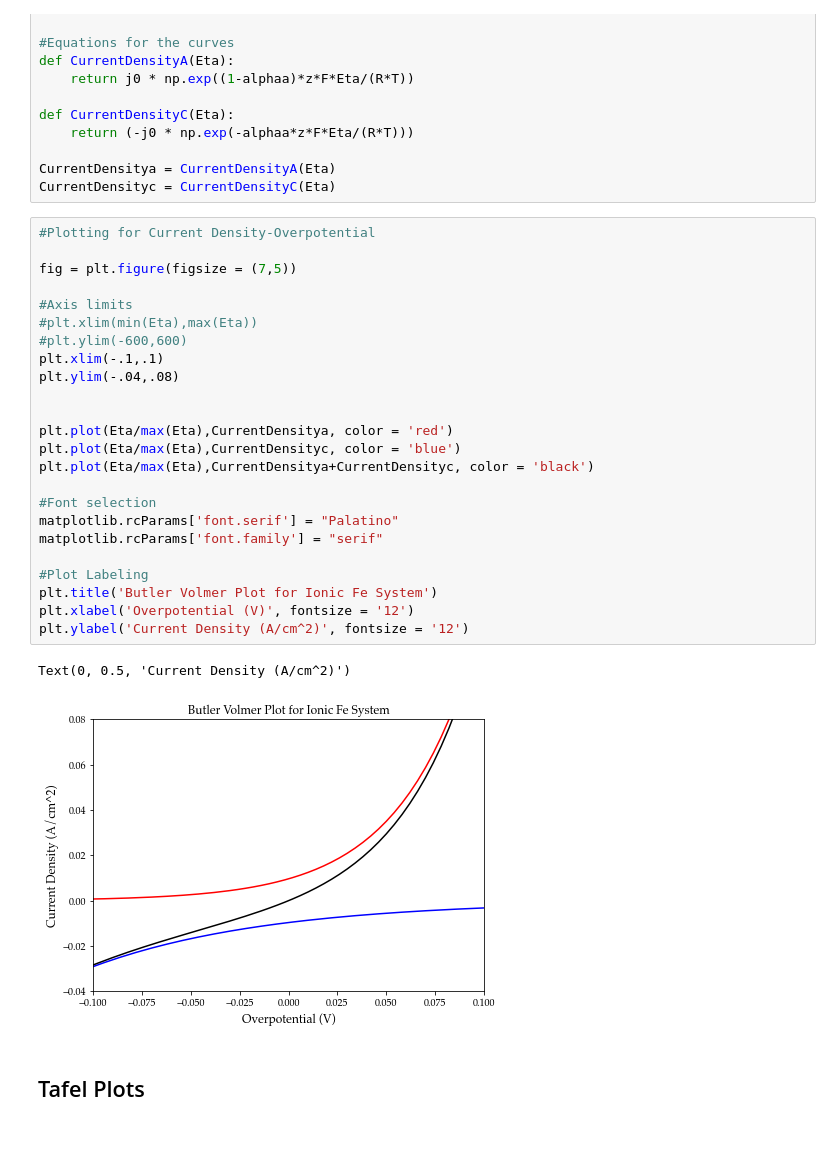
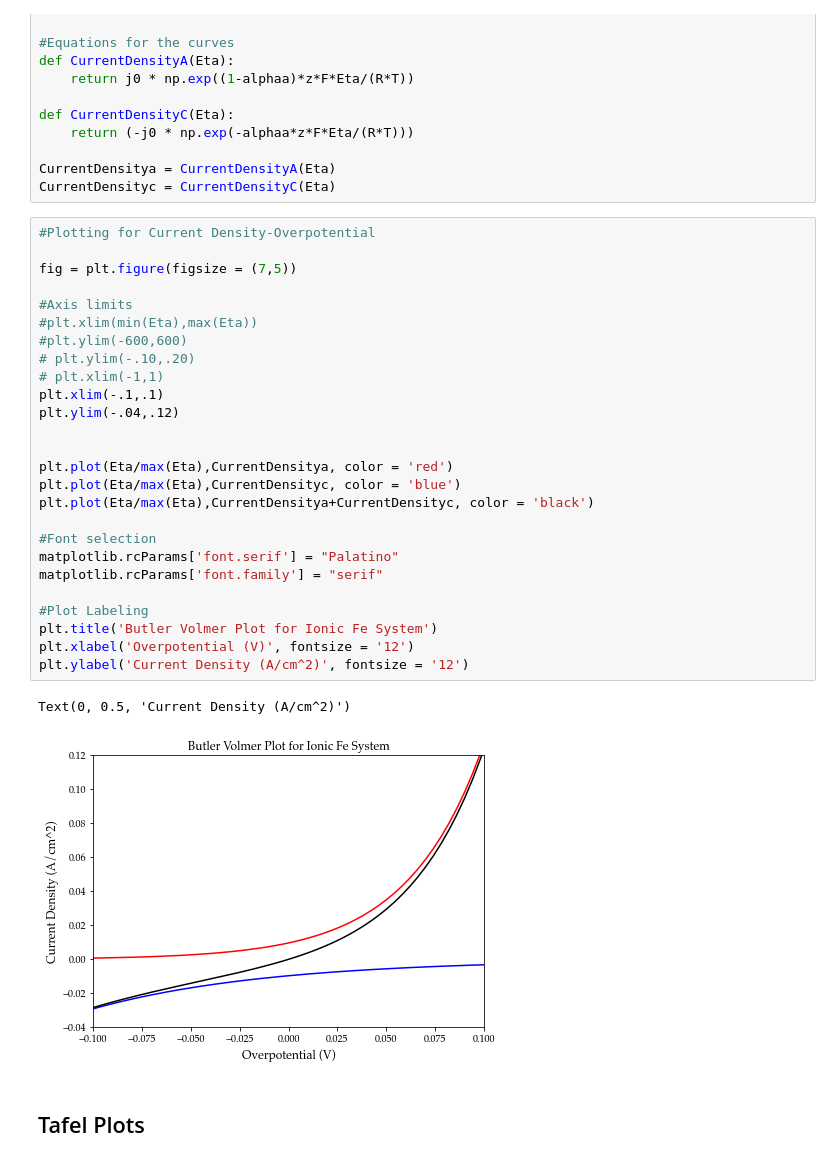
Before and after one commit to jmsieffer/ChemPhysicsMisc, a Jupyter notebook: ChemPhysicsMisc/MiscScienceScripts/ButlerVolmer.ipynb, the cells around one changed output. Saved outputs shown, nothing was run; the diff lists cells and outputs as text.

```diff
--- a/ChemPhysicsMisc/MiscScienceScripts/ButlerVolmer.ipynb
+++ b/ChemPhysicsMisc/MiscScienceScripts/ButlerVolmer.ipynb
@@ -43,30 +43,32 @@ CurrentDensityc = CurrentDensityC(Eta)
 # %%
 #Plotting for Current Density-Overpotential
 
 fig = plt.figure(figsize = (7,5))
 
 #Axis limits
 #plt.xlim(min(Eta),max(Eta))
 #plt.ylim(-600,600)
+# plt.ylim(-.10,.20)
+# plt.xlim(-1,1)
 plt.xlim(-.1,.1)
-plt.ylim(-.04,.08)
+plt.ylim(-.04,.12)
 
 
 plt.plot(Eta/max(Eta),CurrentDensitya, color = 'red')
 plt.plot(Eta/max(Eta),CurrentDensityc, color = 'blue')
 plt.plot(Eta/max(Eta),CurrentDensitya+CurrentDensityc, color = 'black')
 
 #Font selection
 matplotlib.rcParams['font.serif'] = "Palatino"
 matplotlib.rcParams['font.family'] = "serif"
 
 #Plot Labeling
 plt.title('Butler Volmer Plot for Ionic Fe System')
 plt.xlabel('Overpotential (V)', fontsize = '12')
 plt.ylabel('Current Density (A/cm^2)', fontsize = '12')
 # %% [output]
 Text(0, 0.5, 'Current Density (A/cm^2)')
-[figure, old version]
+[figure, new version]
 # %% [markdown]
 ## Tafel Plots
 # %%
```
Also changed, not shown: parts of 6 cells of this notebook.
